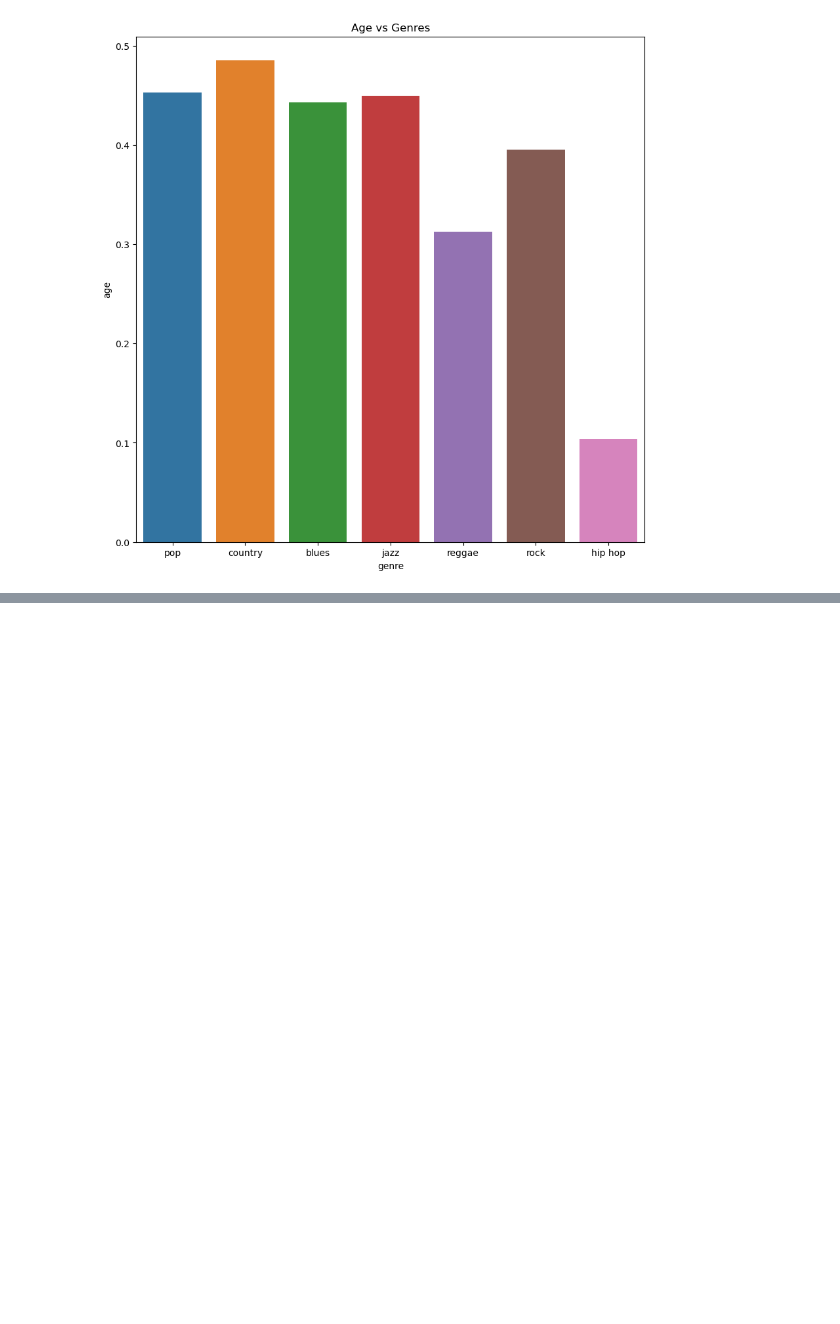
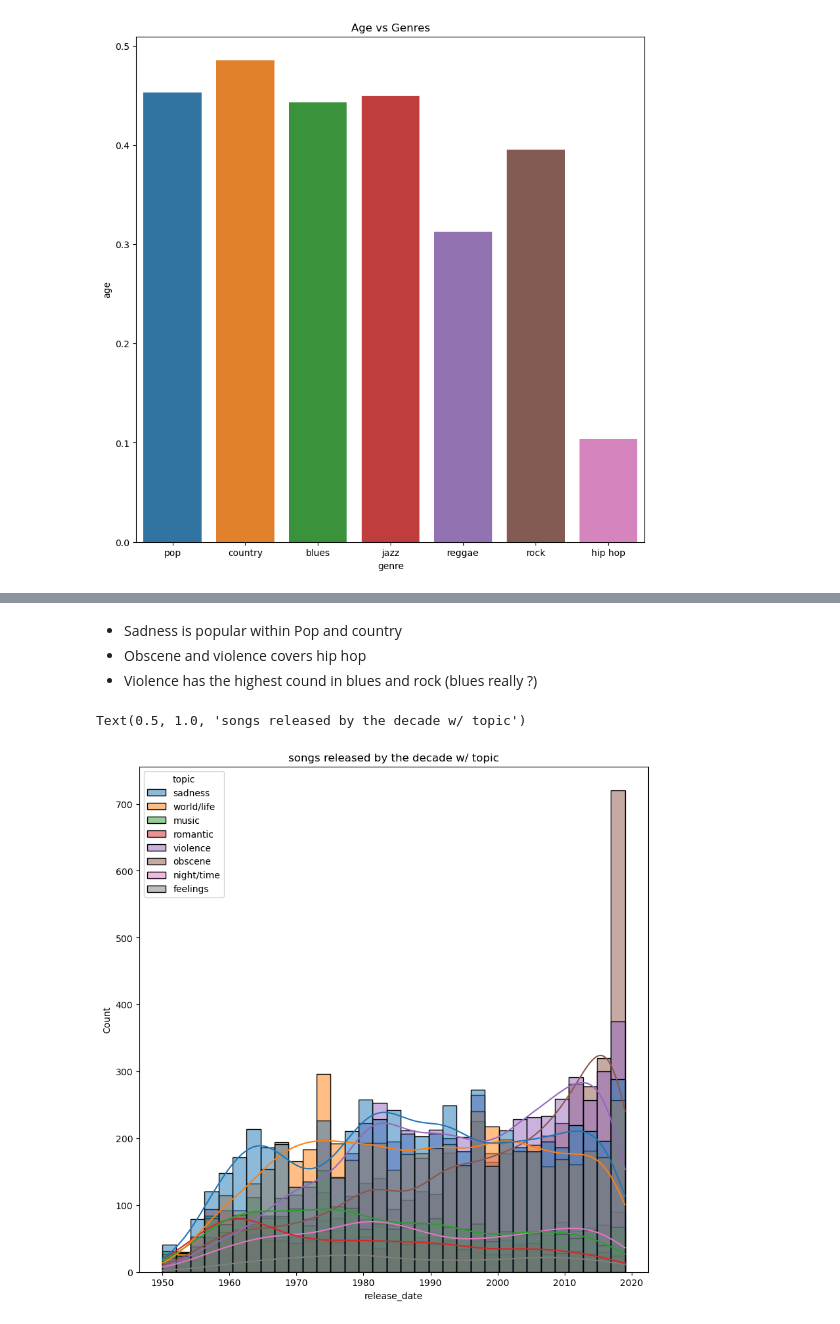
Before and after one commit to GClark89/MusicTrain, a Jupyter notebook: EDA.ipynb, the cells around one changed output, grey strips where cells are left out. Cells and saved outputs as stored; diff of their text form; code cells hidden in the pictures; blank space fills up the shorter version.

```diff
--- a/EDA.ipynb
+++ b/EDA.ipynb
@@ -257,0 +345,10 @@ Text(0.5, 1.0, 'Distribution of ages with hue')
+# %% [markdown]
+- Sadness is popular within Pop and country
+- Obscene and violence covers hip hop
+- Violence has the highest cound in blues and rock (blues really ?)
+# %%
+sns.histplot(df, x="release_date", hue="topic", kde=True)
+plt.title("songs released by the decade w/ topic")
+# %% [output]
+Text(0.5, 1.0, 'songs released by the decade w/ topic')
+[figure, added]
```
Also changed, not shown: parts of 14 cells of this notebook, 9 other files.
